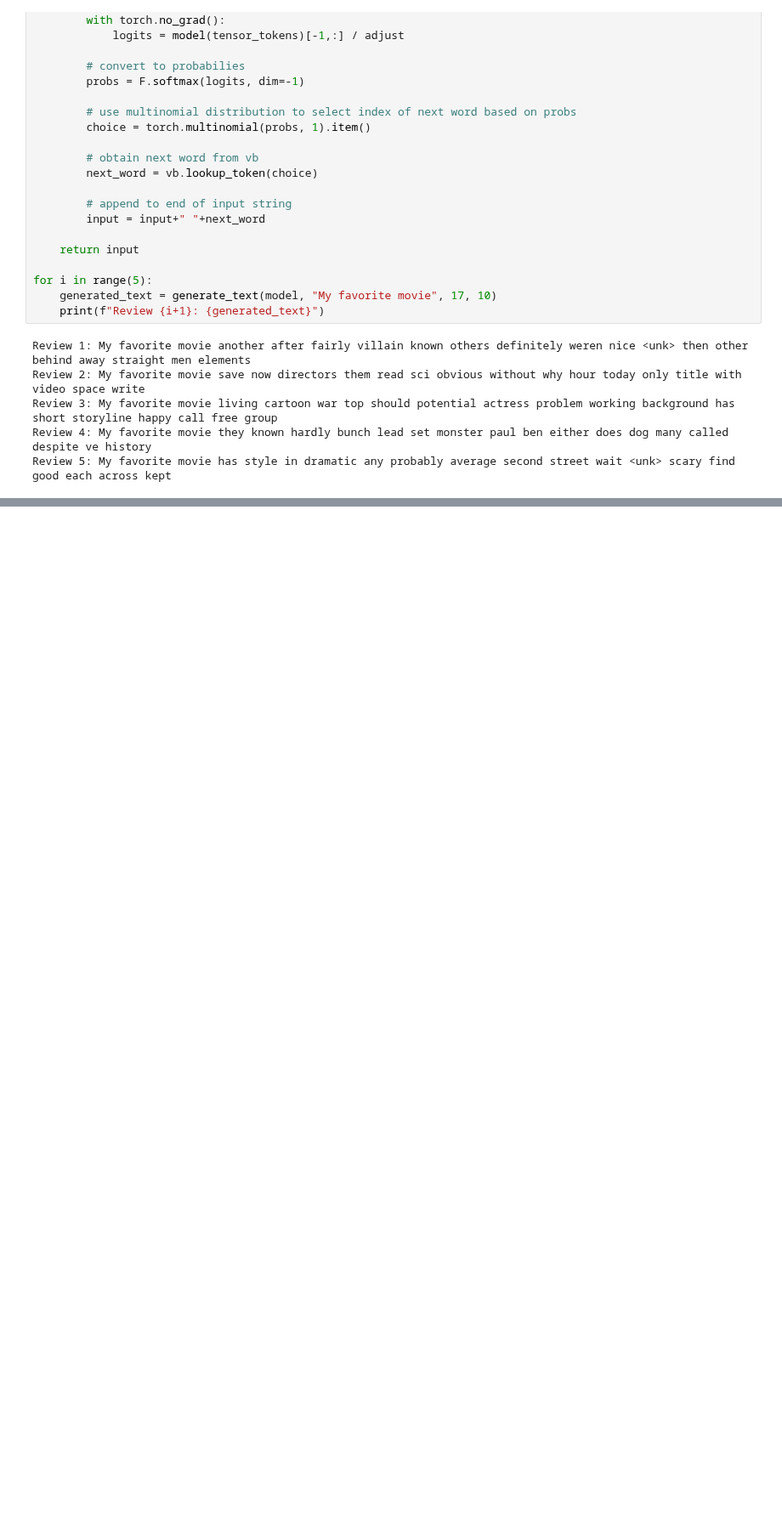
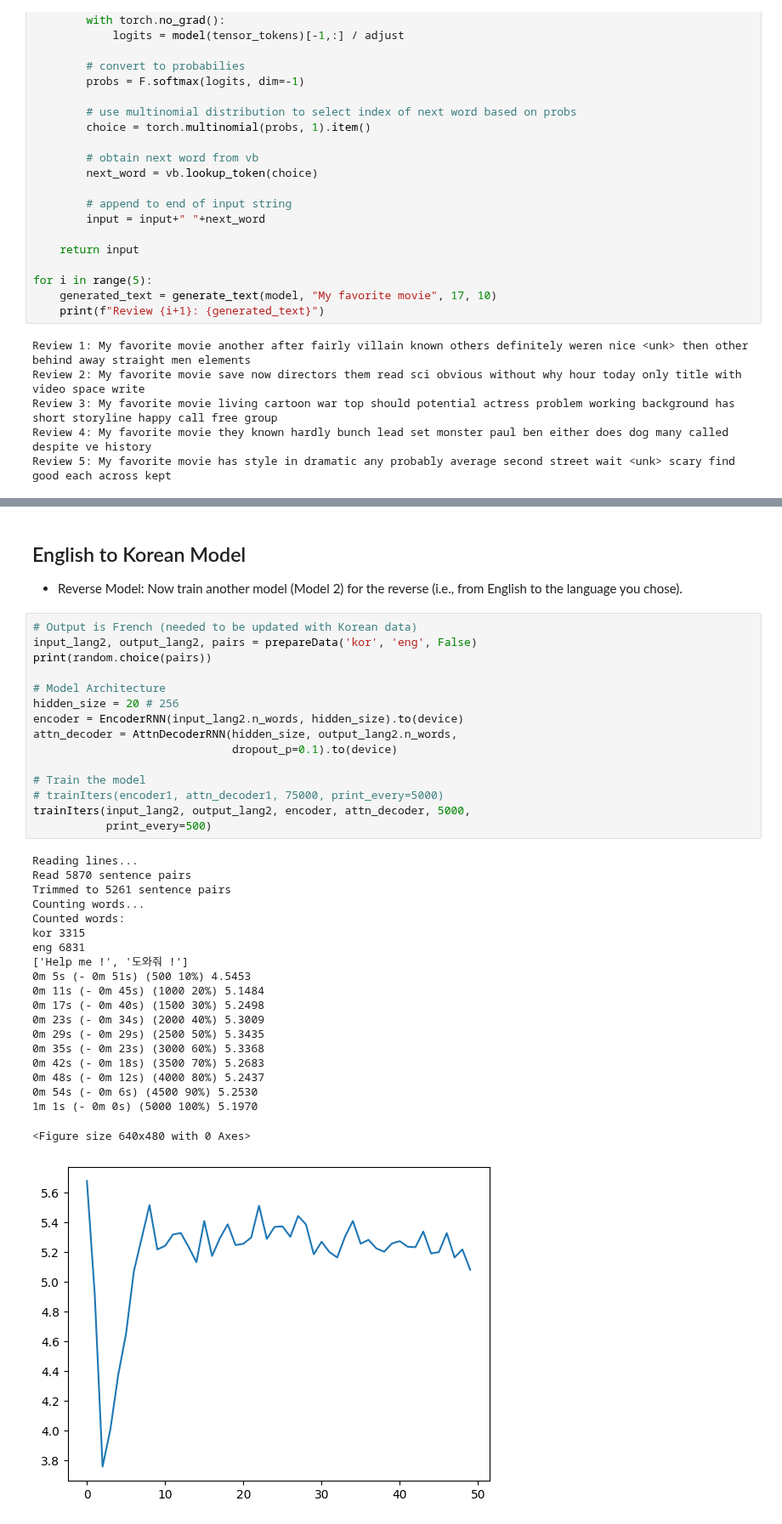
Before and after one commit to Team4IDS576/homework-assignments, a Jupyter notebook: Homework_3.ipynb, the cells around one changed output, grey strips where cells are left out. Shown at 85% size. Saved outputs shown, nothing was run; the diff lists cells and outputs as text; blank space fills up the shorter version.

```diff
--- a/Homework_3.ipynb
+++ b/Homework_3.ipynb
@@ -582,0 +1282,39 @@ Review 5: My favorite movie has style in dramatic any probably average second st
+# %% [markdown]
+## English to Korean Model
+ -  Reverse Model: Now train another model (Model 2) for the reverse (i.e., from English to the language you chose).
+# %%
+# Output is French (needed to be updated with Korean data)
+input_lang2, output_lang2, pairs = prepareData('kor', 'eng', False)
+print(random.choice(pairs))
+
+# Model Architecture
+hidden_size = 20 # 256
+encoder = EncoderRNN(input_lang2.n_words, hidden_size).to(device)
+attn_decoder = AttnDecoderRNN(hidden_size, output_lang2.n_words,
+                              dropout_p=0.1).to(device)
+
+# Train the model
+# trainIters(encoder1, attn_decoder1, 75000, print_every=5000)
+trainIters(input_lang2, output_lang2, encoder, attn_decoder, 5000,
+           print_every=500)
+# %% [output]
+Reading lines...
+Read 5870 sentence pairs
+Trimmed to 5261 sentence pairs
+Counting words...
+Counted words:
+kor 3315
+eng 6831
+['Help me !', '도와줘 !']
+0m 5s (- 0m 51s) (500 10%) 4.5453
+0m 11s (- 0m 45s) (1000 20%) 5.1484
+0m 17s (- 0m 40s) (1500 30%) 5.2498
+0m 23s (- 0m 34s) (2000 40%) 5.3009
+0m 29s (- 0m 29s) (2500 50%) 5.3435
+0m 35s (- 0m 23s) (3000 60%) 5.3368
+0m 42s (- 0m 18s) (3500 70%) 5.2683
+0m 48s (- 0m 12s) (4000 80%) 5.2437
+0m 54s (- 0m 6s) (4500 90%) 5.2530
+1m 1s (- 0m 0s) (5000 100%) 5.1970
+<Figure size 640x480 with 0 Axes>
+[figure, added]
```
Also changed, not shown: parts of 49 cells of this notebook, 2 other files.
